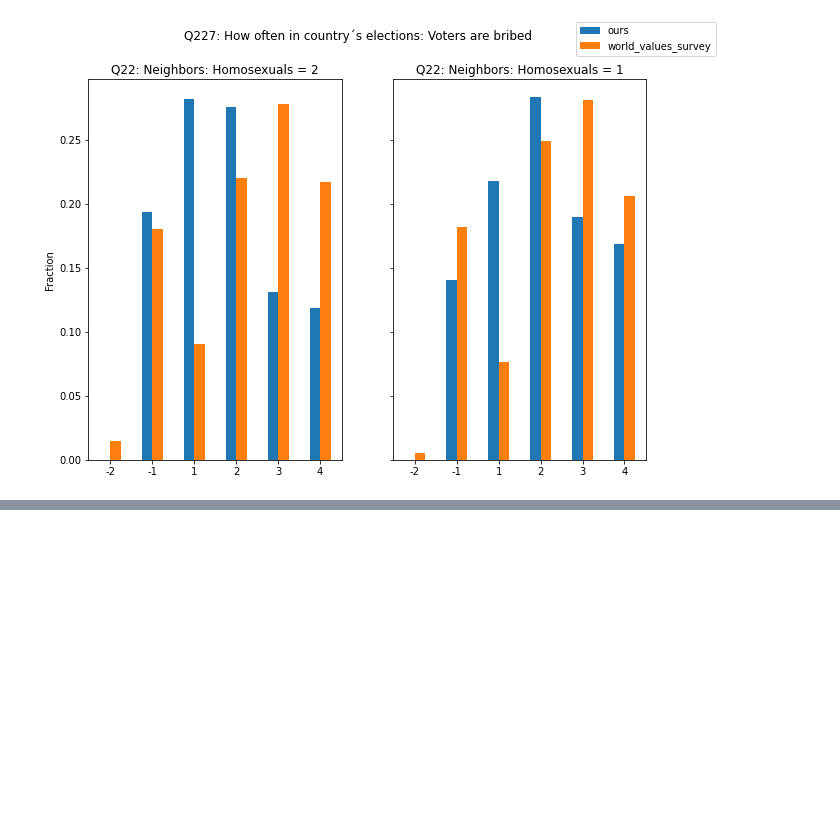
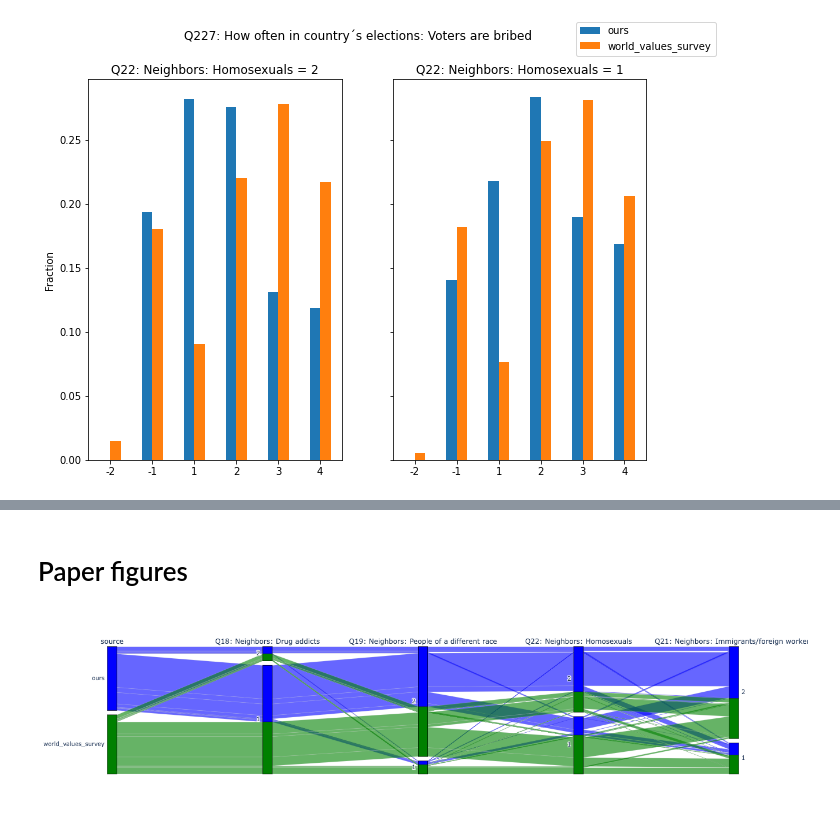
Before and after one commit to btseytlin/toloka_sociology, a Jupyter notebook: notebooks/Toloka_analysis_2.ipynb, the cells around one changed output, grey strips where cells are left out. Saved outputs shown, nothing was run; the diff lists cells and outputs as text; code cells hidden in the pictures; blank space fills up the shorter version.

```diff
--- a/notebooks/Toloka_analysis_2.ipynb
+++ b/notebooks/Toloka_analysis_2.ipynb
@@ -1181,0 +1239,21 @@ plot_cats_by_category_normalized(df,
+# %%
+question_cols = ['source', 'Q18: Neighbors: Drug addicts',
+       'Q19: Neighbors: People of a different race',
+       'Q22: Neighbors: Homosexuals',
+       'Q21: Neighbors: Immigrants/foreign workers',
+       'Q23: Neighbors: People of a different religion',
+       'Q29: Men make better political leaders than women do',
+       'Q36: Homosexual couples are as good parents as other couples',
+       'Q212: Political action: Joining unofficial strikes',
+       'Q71: Confidence: The Government', 'Q69: Confidence: The Police',
+       'Q80: Confidence: The Women´s Movement',
+       'Q227: How often in country´s elections: Voters are bribed',
+       'Q130: Immigration policy preference',
+       'Q223: Which party would you vote for if there were a national election tomorrow',
+       'Q189: Justifiable: For a man to beat his wife',
+       'Q182: Justifiable: Homosexuality', 'Q183: Justifiable: Prostitution',
+       'Q184: Justifiable: Abortion',
+       'Q190: Justifiable: Parents beating children',
+       'Q186: Justifiable: Sex before marriage', 'Q187: Justifiable: Suicide',
+       'Q188: Justifiable: Euthanasia', 'Q193: Justifiable: Having casual sex'
+                ]
@@ -1181,0 +1275,16 @@ plot_cats_by_category_normalized(df,
+# %% [markdown]
+# Paper figures
+# %%
+import plotly.express as px
+
+def assign_color(x):
+    if x == 'ours':
+        return 'blue'
+    else:
+        return 'green'
+
+color = [assign_color(c) for c in df.source.values]
+fig = px.parallel_categories(df, dimensions=question_cols[:5], color=color, color_continuous_scale=px.colors.sequential.Inferno)
+fig.show()
+# %% [output]
+[figure, added]
```
Also changed, not shown: parts of 18 cells of this notebook.
